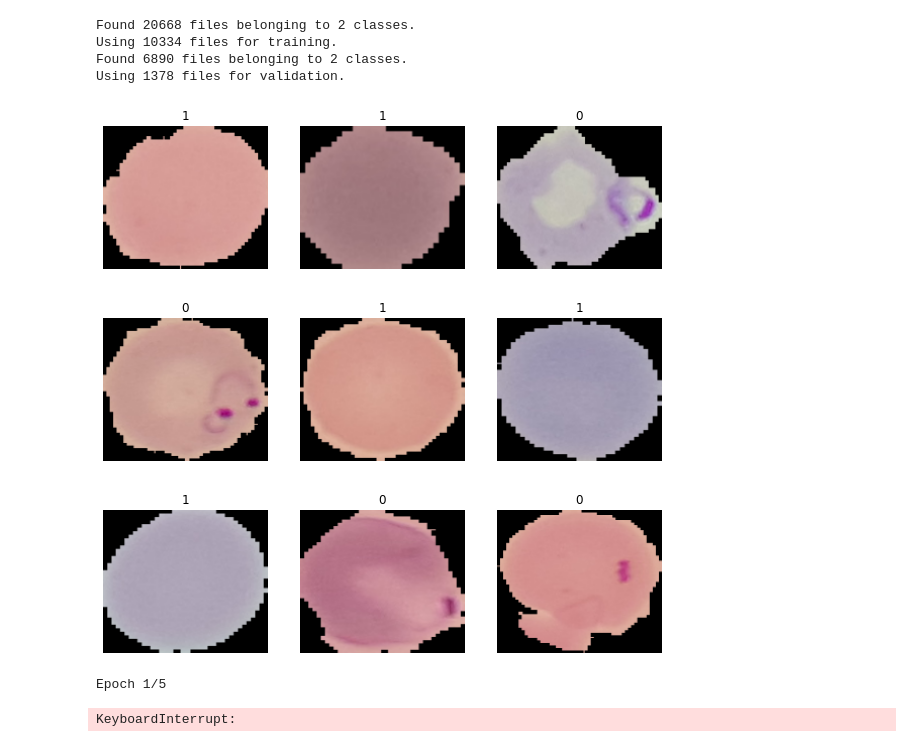
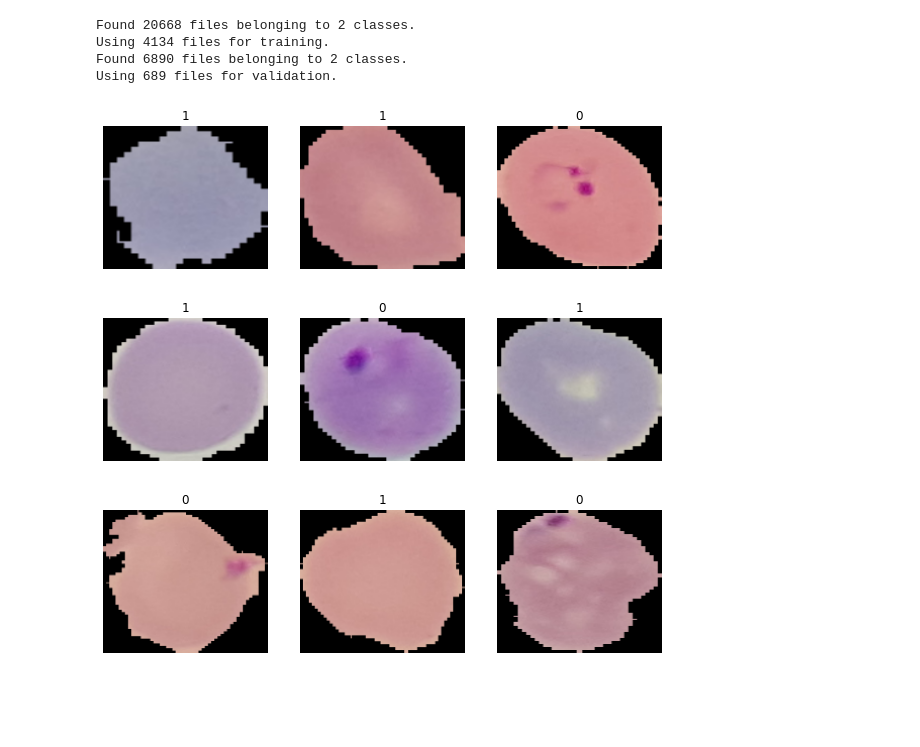
Before and after one commit to vaishdesai/AI_IN_BIOMEDICAL, a Jupyter notebook: Malaria.ipynb, the cells around one changed output. Cells and saved outputs as stored; diff of their text form; code cells hidden in the pictures; blank space fills up the shorter version.

```diff
--- a/Malaria.ipynb
+++ b/Malaria.ipynb
@@ -81,12 +115,11 @@ _________________________________________________________________
 # %%
 image_size = (142,163)
 batch_size = 256
-
 train_data = tf.keras.preprocessing.image_dataset_from_directory(
     "archive/train",
     labels = "inferred",
     label_mode = "binary",
-    validation_split = 0.5,
+    validation_split = 0.8,
     subset = "training",
     image_size = image_size,
     batch_size = batch_size,
@@ -98,28 +131,28 @@ val_data = tf.keras.preprocessing.image_dataset_from_directory(
     "archive/val",
     labels = "inferred",
     label_mode = "binary",
-    validation_split = 0.2,
+    validation_split = 0.1,
     subset = "validation",
     image_size = image_size,
     batch_size = batch_size,
     shuffle = True,
-    seed = 1
+    seed = 2
     )
 # %% [output]
 Found 20668 files belonging to 2 classes.
-Using 10334 files for training.
+Using 4134 files for training.
 Found 6890 files belonging to 2 classes.
-Using 1378 files for validation.
+Using 689 files for validation.
 # %%
 import matplotlib.pyplot as plt
 
 plt.figure(figsize=(10, 10))
-for images, labels in train_data.take(1):
+for images, labels in val_data.take(1):
     for i in range(9):
         ax = plt.subplot(3, 3, i + 1)
         plt.imshow(images[i].numpy().astype("uint8"))
         plt.title(int(labels[i]))
         plt.axis("off")
 # %% [output]
-[figure, old version]
+[figure, new version]
 # %%
@@ -128,12 +160,0 @@ val_data = val_data.prefetch(buffer_size=128)
-# %%
-callbacks = [
-    keras.callbacks.ModelCheckpoint("save_at_{epoch}.h5"),
-]
-history = model.fit(
-                    train_data,
-                    epochs=5, batch_size=128, callbacks=callbacks,
-                    validation_data=val_data
-                    )
-# %% [output]
-Epoch 1/5
-KeyboardInterrupt:
```
Also changed, not shown: parts of 3 cells of this notebook, 5 other files.
